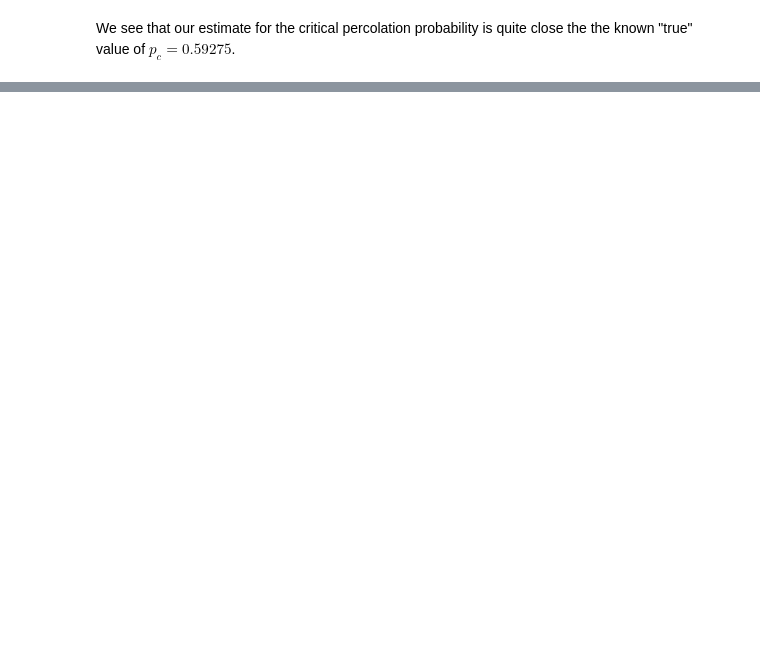
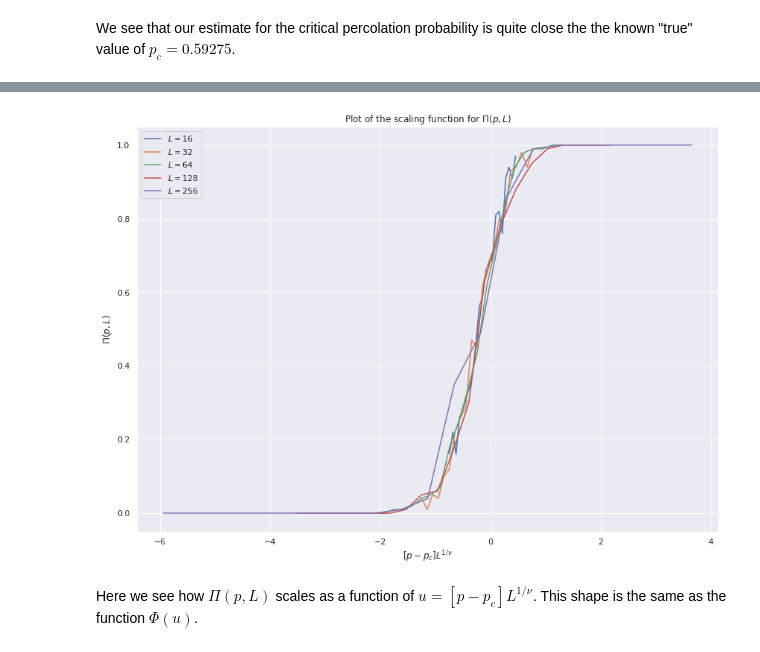
Before and after one commit to Schoyen/FYS4460, a Jupyter notebook: project-3/finite-size-scaling.ipynb, the cells around one changed output, grey strips where cells are left out. Saved outputs shown, nothing was run; the diff lists cells and outputs as text; code cells hidden in the pictures; blank space fills up the shorter version.

Commit message:
Add plot of scaling of percolation probability

```diff
--- a/project-3/finite-size-scaling.ipynb
+++ b/project-3/finite-size-scaling.ipynb
@@ -171,5 +171,7 @@ Estimated p_c for x = 0.3: 0.5938
 # %% [markdown]
 We see that our estimate for the critical percolation probability is quite close the the known "true" value of $p_c=0.59275$.
+# %%
+p_c = 0.59275
 # %%
 plt.figure(figsize=(14, 10))
 
@@ -218,0 +233,10 @@ In the lecture notes we find that we can write the scaling anstatz of the percol
+# %%
+p_arr = np.linspace(0.5, 0.65, 21)
+L_new = 2 ** np.arange(4, 9)
+M = 100
+
+Pi_arr = np.zeros((len(L_new), len(p_arr)))
+# %%
+for i, L in tqdm.tqdm_notebook(enumerate(L_new), total=len(L_new)):
+    for j, p in enumerate(p_arr):
+        Pi_arr[i, j] = compute_percolation_probability(L, p, M)
@@ -218,0 +245,20 @@ In the lecture notes we find that we can write the scaling anstatz of the percol
+# %%
+u = np.zeros(Pi_arr.shape)
+
+for i, L in enumerate(L_new):
+    u[i] = (p_arr - p_c) * L ** (1 / nu_true)
+# %%
+plt.figure(figsize=(14, 10))
+
+for i in range(len(L_new)):
+    plt.plot(u[i], Pi_arr[i], label=fr"$L = {L_new[i]}$")
+
+plt.legend(loc="best")
+plt.title(r"Plot of the scaling function for $\Pi(p, L)$")
+plt.xlabel(r"$\left[p - p_c\right] L^{1 / \nu}$")
+plt.ylabel(r"$\Pi(p, L)$")
+plt.show()
+# %% [output]
+[figure, added]
+# %% [markdown]
+Here we see how $\Pi(p, L)$ scales as a function of $u = \left[ p - p_c\right] L^{1 / \nu}$. This shape is the same as the function $\Phi(u)$.
```
Also changed, not shown: parts of 11 cells of this notebook.
